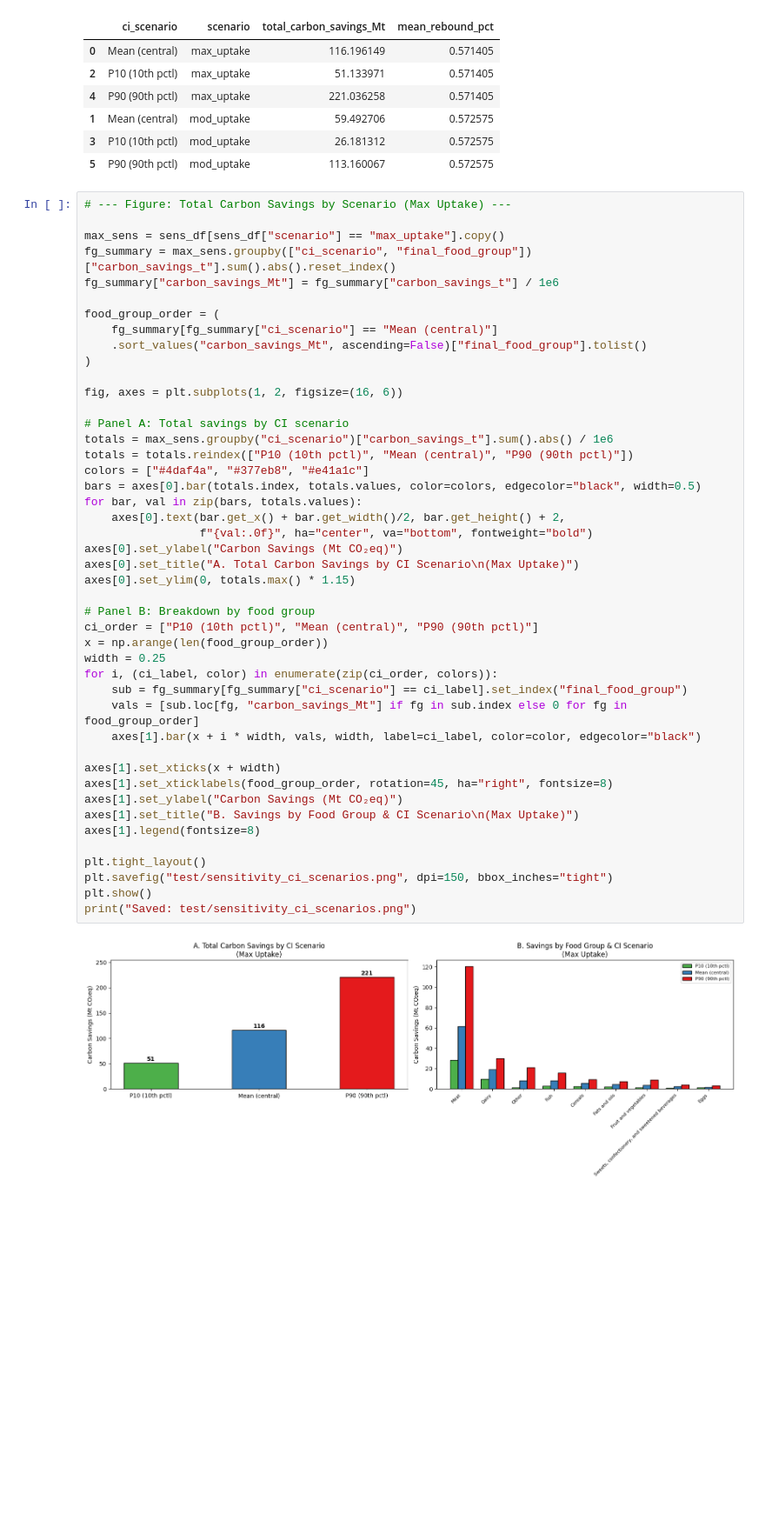
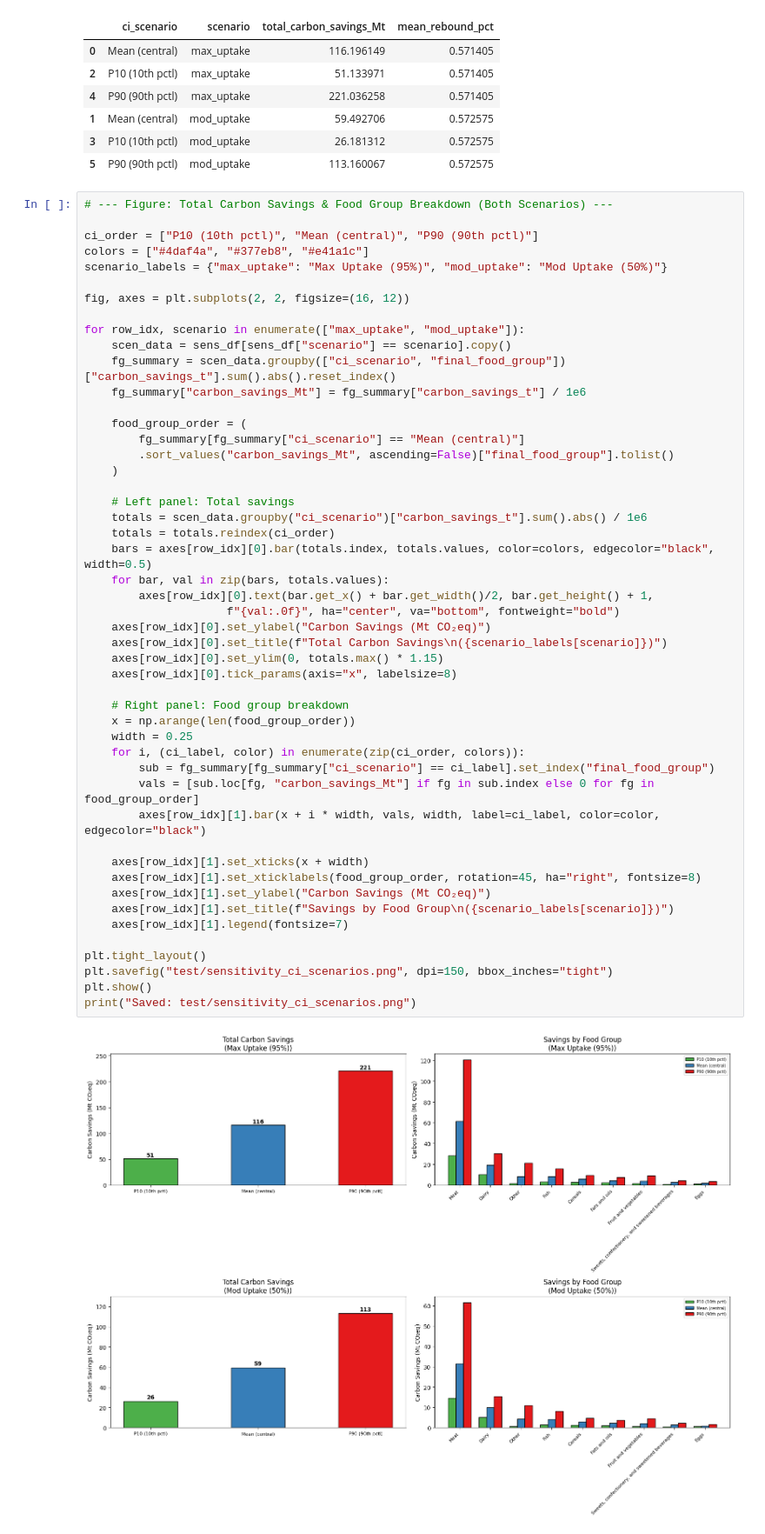
Before and after one commit to Chen2939/semaglutide, a Jupyter notebook: Price rebound model.ipynb, the cells around one changed output. Shown at 87% size. Drawn from its saved outputs; the diff is of its cells as text; blank space fills up the shorter version.

```diff
--- a/Price rebound model.ipynb
+++ b/Price rebound model.ipynb
@@ -400,51 +400,55 @@ display(summary[["ci_scenario", "scenario", "total_carbon_savings_Mt", "mean_reb
 | 3 | P10 (10th pctl) | mod_uptake | 26.181312 | 0.572575 |
 | 5 | P90 (90th pctl) | mod_uptake | 113.160067 | 0.572575 |
 # %%
-# --- Figure: Total Carbon Savings by Scenario (Max Uptake) ---
+# --- Figure: Total Carbon Savings & Food Group Breakdown (Both Scenarios) ---
 
-max_sens = sens_df[sens_df["scenario"] == "max_uptake"].copy()
-fg_summary = max_sens.groupby(["ci_scenario", "final_food_group"])["carbon_savings_t"].sum().abs().reset_index()
-fg_summary["carbon_savings_Mt"] = fg_summary["carbon_savings_t"] / 1e6
+ci_order = ["P10 (10th pctl)", "Mean (central)", "P90 (90th pctl)"]
+colors = ["#4daf4a", "#377eb8", "#e41a1c"]
+scenario_labels = {"max_uptake": "Max Uptake (95%)", "mod_uptake": "Mod Uptake (50%)"}
 
-food_group_order = (
-    fg_summary[fg_summary["ci_scenario"] == "Mean (central)"]
-    .sort_values("carbon_savings_Mt", ascending=False)["final_food_group"].tolist()
-)
+fig, axes = plt.subplots(2, 2, figsize=(16, 12))
 
-fig, axes = plt.subplots(1, 2, figsize=(16, 6))
+for row_idx, scenario in enumerate(["max_uptake", "mod_uptake"]):
+    scen_data = sens_df[sens_df["scenario"] == scenario].copy()
+    fg_summary = scen_data.groupby(["ci_scenario", "final_food_group"])["carbon_savings_t"].sum().abs().reset_index()
+    fg_summary["carbon_savings_Mt"] = fg_summary["carbon_savings_t"] / 1e6
 
-# Panel A: Total savings by CI scenario
-totals = max_sens.groupby("ci_scenario")["carbon_savings_t"].sum().abs() / 1e6
-totals = totals.reindex(["P10 (10th pctl)", "Mean (central)", "P90 (90th pctl)"])
-colors = ["#4daf4a", "#377eb8", "#e41a1c"]
-bars = axes[0].bar(totals.index, totals.values, color=colors, edgecolor="black", width=0.5)
-for bar, val in zip(bars, totals.values):
-    axes[0].text(bar.get_x() + bar.get_width()/2, bar.get_height() + 2,
-                 f"{val:.0f}", ha="center", va="bottom", fontweight="bold")
-axes[0].set_ylabel("Carbon Savings (Mt CO₂eq)")
-axes[0].set_title("A. Total Carbon Savings by CI Scenario\n(Max Uptake)")
-axes[0].set_ylim(0, totals.max() * 1.15)
+    food_group_order = (
+        fg_summary[fg_summary["ci_scenario"] == "Mean (central)"]
+        .sort_values("carbon_savings_Mt", ascending=False)["final_food_group"].tolist()
+    )
 
-# Panel B: Breakdown by food group
-ci_order = ["P10 (10th pctl)", "Mean (central)", "P90 (90th pctl)"]
-x = np.arange(len(food_group_order))
-width = 0.25
-for i, (ci_label, color) in enumerate(zip(ci_order, colors)):
-    sub = fg_summary[fg_summary["ci_scenario"] == ci_label].set_index("final_food_group")
-    vals = [sub.loc[fg, "carbon_savings_Mt"] if fg in sub.index else 0 for fg in food_group_order]
-    axes[1].bar(x + i * width, vals, width, label=ci_label, color=color, edgecolor="black")
+    # Left panel: Total savings
+    totals = scen_data.groupby("ci_scenario")["carbon_savings_t"].sum().abs() / 1e6
+    totals = totals.reindex(ci_order)
+    bars = axes[row_idx][0].bar(totals.index, totals.values, color=colors, edgecolor="black", width=0.5)
+    for bar, val in zip(bars, totals.values):
+        axes[row_idx][0].text(bar.get_x() + bar.get_width()/2, bar.get_height() + 1,
+                     f"{val:.0f}", ha="center", va="bottom", fontweight="bold")
+    axes[row_idx][0].set_ylabel("Carbon Savings (Mt CO₂eq)")
+    axes[row_idx][0].set_title(f"Total Carbon Savings\n({scenario_labels[scenario]})")
+    axes[row_idx][0].set_ylim(0, totals.max() * 1.15)
+    axes[row_idx][0].tick_params(axis="x", labelsize=8)
 
-axes[1].set_xticks(x + width)
-axes[1].set_xticklabels(food_group_order, rotation=45, ha="right", fontsize=8)
-axes[1].set_ylabel("Carbon Savings (Mt CO₂eq)")
-axes[1].set_title("B. Savings by Food Group & CI Scenario\n(Max Uptake)")
-axes[1].legend(fontsize=8)
+    # Right panel: Food group breakdown
+    x = np.arange(len(food_group_order))
+    width = 0.25
+    for i, (ci_label, color) in enumerate(zip(ci_order, colors)):
+        sub = fg_summary[fg_summary["ci_scenario"] == ci_label].set_index("final_food_group")
+        vals = [sub.loc[fg, "carbon_savings_Mt"] if fg in sub.index else 0 for fg in food_group_order]
+        axes[row_idx][1].bar(x + i * width, vals, width, label=ci_label, color=color, edgecolor="black")
+
+    axes[row_idx][1].set_xticks(x + width)
+    axes[row_idx][1].set_xticklabels(food_group_order, rotation=45, ha="right", fontsize=8)
+    axes[row_idx][1].set_ylabel("Carbon Savings (Mt CO₂eq)")
+    axes[row_idx][1].set_title(f"Savings by Food Group\n({scenario_labels[scenario]})")
+    axes[row_idx][1].legend(fontsize=7)
 
 plt.tight_layout()
 plt.savefig("test/sensitivity_ci_scenarios.png", dpi=150, bbox_inches="tight")
 plt.show()
 print("Saved: test/sensitivity_ci_scenarios.png")
 # %% [output]
-[figure, old version]
+[figure, new version]
 Saved: test/sensitivity_ci_scenarios.png
 # %%
```
Also changed, not shown: parts of 1 cell of this notebook, 3 other files.
